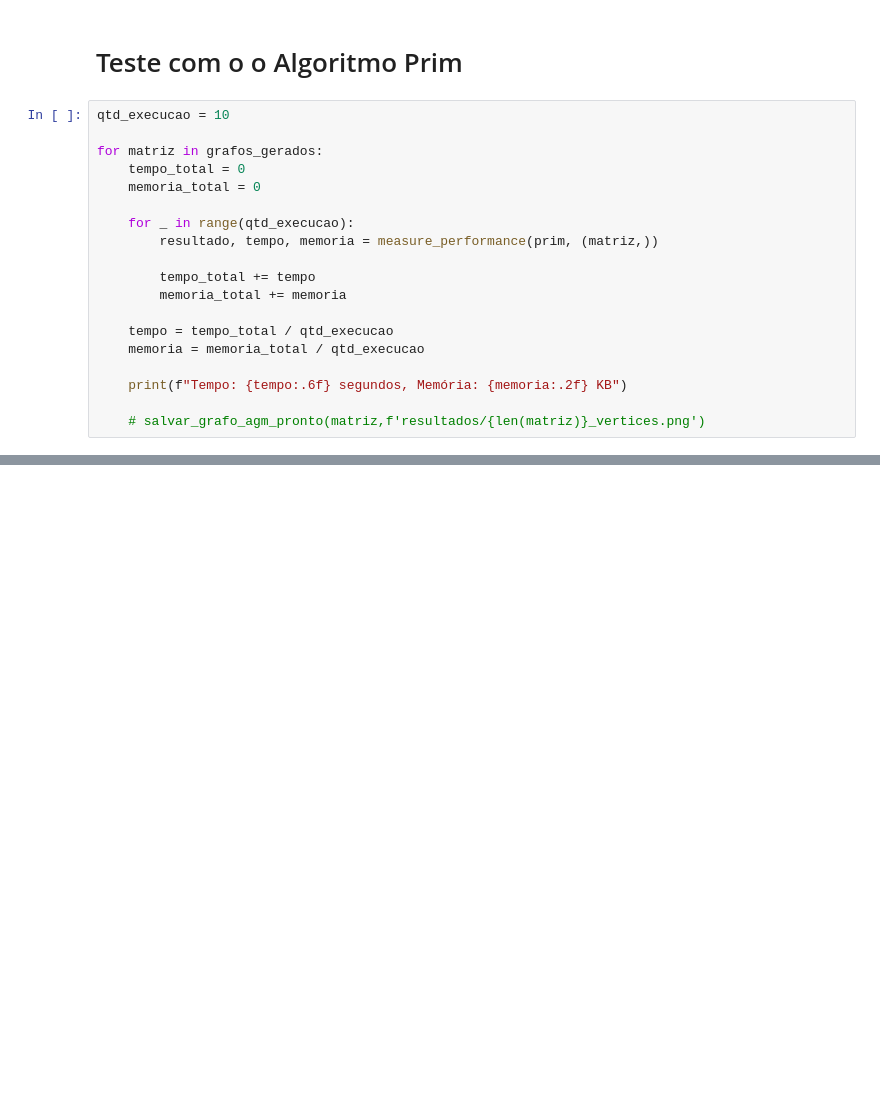
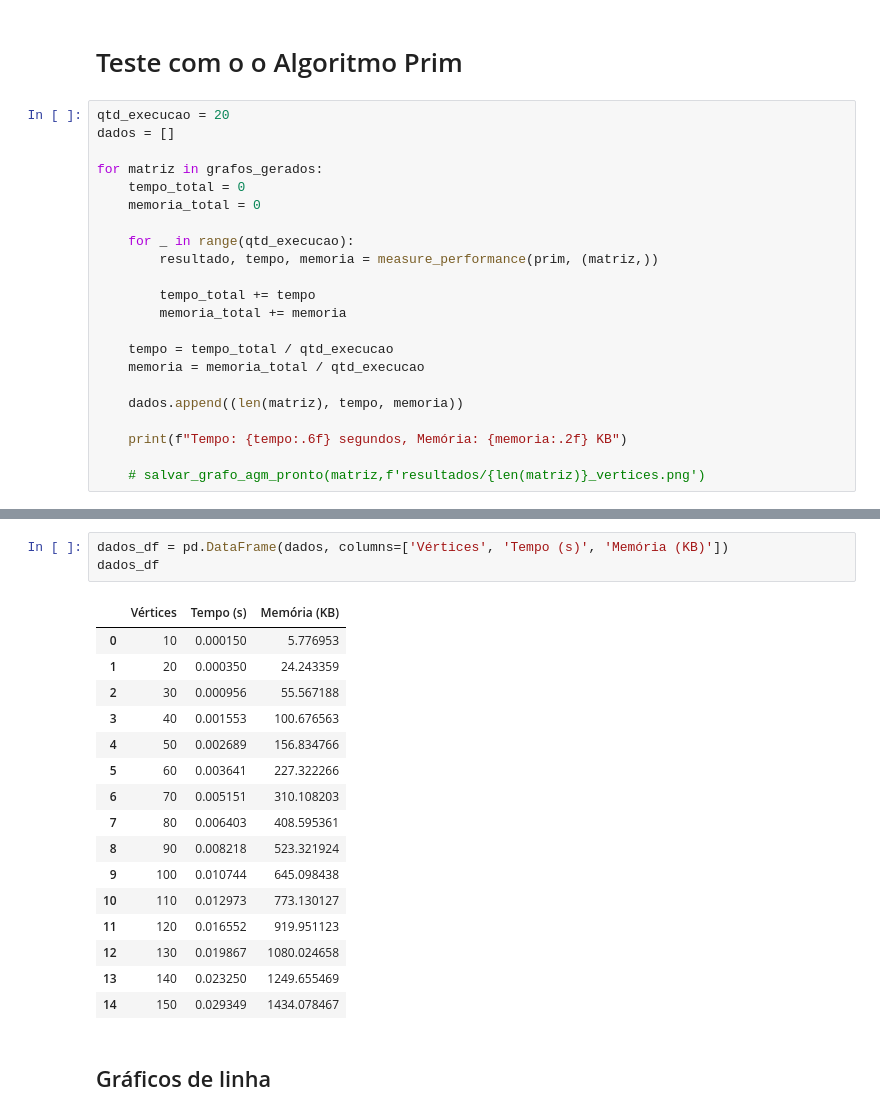
Before and after one commit to JonasCGN/Trabalho-4---PAA, a Jupyter notebook: main.ipynb, the cells around one changed output, grey strips where cells are left out. Cells and saved outputs as stored; diff of their text form; blank space fills up the shorter version.

```diff
--- a/main.ipynb
+++ b/main.ipynb
@@ -98,7 +98,8 @@ grafos_gerados
 # %% [markdown]
 # Teste com o o Algoritmo Prim
 # %%
-qtd_execucao = 10
+qtd_execucao = 20
+dados = []
 
 for matriz in grafos_gerados:
     tempo_total = 0
@@ -113,6 +114,8 @@ for matriz in grafos_gerados:
     tempo = tempo_total / qtd_execucao
     memoria = memoria_total / qtd_execucao
 
+    dados.append((len(matriz), tempo, memoria))
+
     print(f"Tempo: {tempo:.6f} segundos, Memória: {memoria:.2f} KB")
 
     # salvar_grafo_agm_pronto(matriz,f'resultados/{len(matriz)}_vertices.png')
@@ -134,0 +158,22 @@ Tempo: 0.033858 segundos, Memória: 1463.74 KB
+# %%
+dados_df = pd.DataFrame(dados, columns=['Vértices', 'Tempo (s)', 'Memória (KB)'])
+dados_df
+# %% [output]
+|  | Vértices | Tempo (s) | Memória (KB) |
+| 0 | 10 | 0.000150 | 5.776953 |
+| 1 | 20 | 0.000350 | 24.243359 |
+| 2 | 30 | 0.000956 | 55.567188 |
+| 3 | 40 | 0.001553 | 100.676563 |
+| 4 | 50 | 0.002689 | 156.834766 |
+| 5 | 60 | 0.003641 | 227.322266 |
+| 6 | 70 | 0.005151 | 310.108203 |
+| 7 | 80 | 0.006403 | 408.595361 |
+| 8 | 90 | 0.008218 | 523.321924 |
+| 9 | 100 | 0.010744 | 645.098438 |
+| 10 | 110 | 0.012973 | 773.130127 |
+| 11 | 120 | 0.016552 | 919.951123 |
+| 12 | 130 | 0.019867 | 1080.024658 |
+| 13 | 140 | 0.023250 | 1249.655469 |
+| 14 | 150 | 0.029349 | 1434.078467 |
+# %% [markdown]
+## Gráficos de linha
```
Also changed, not shown: parts of 4 cells of this notebook.
